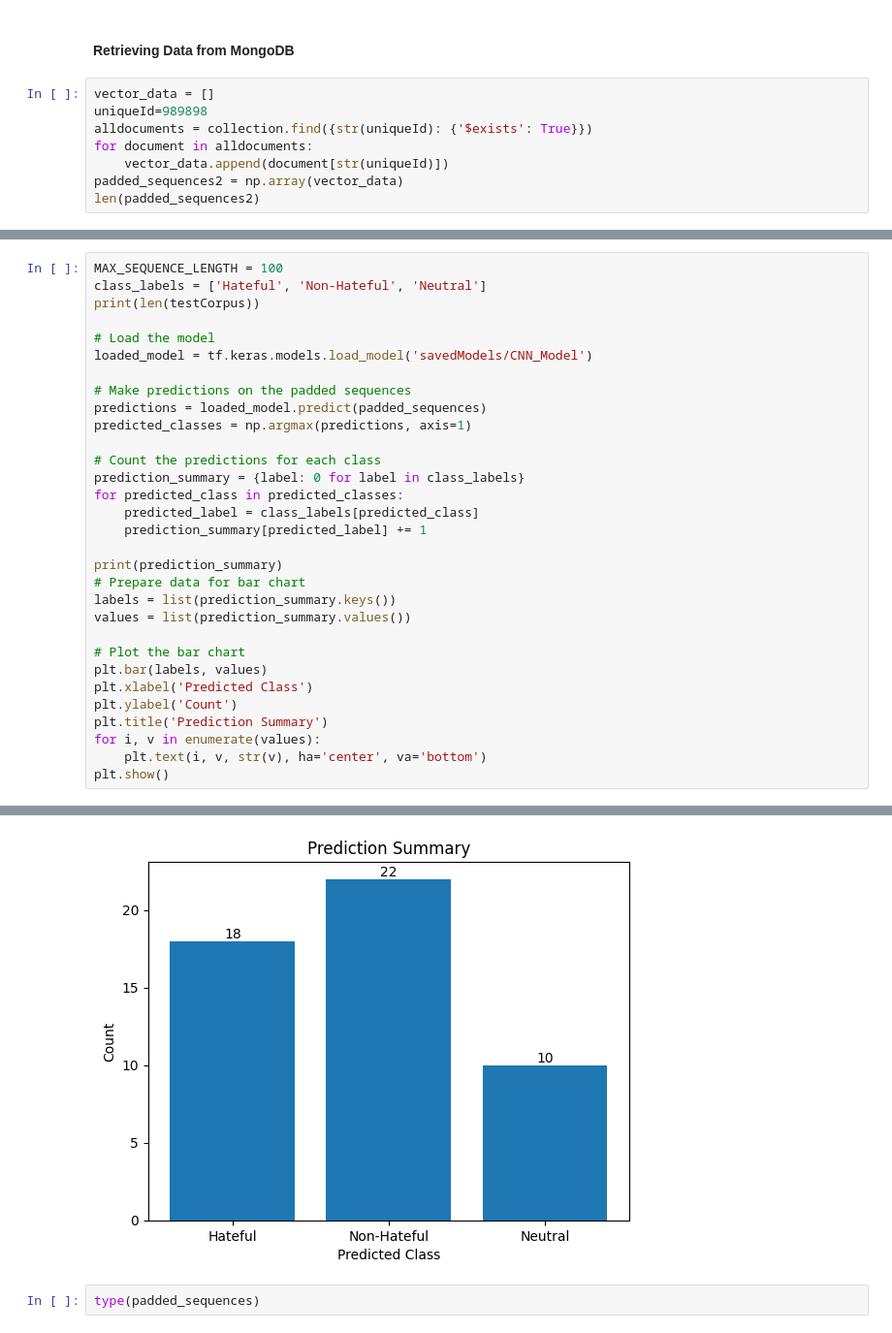
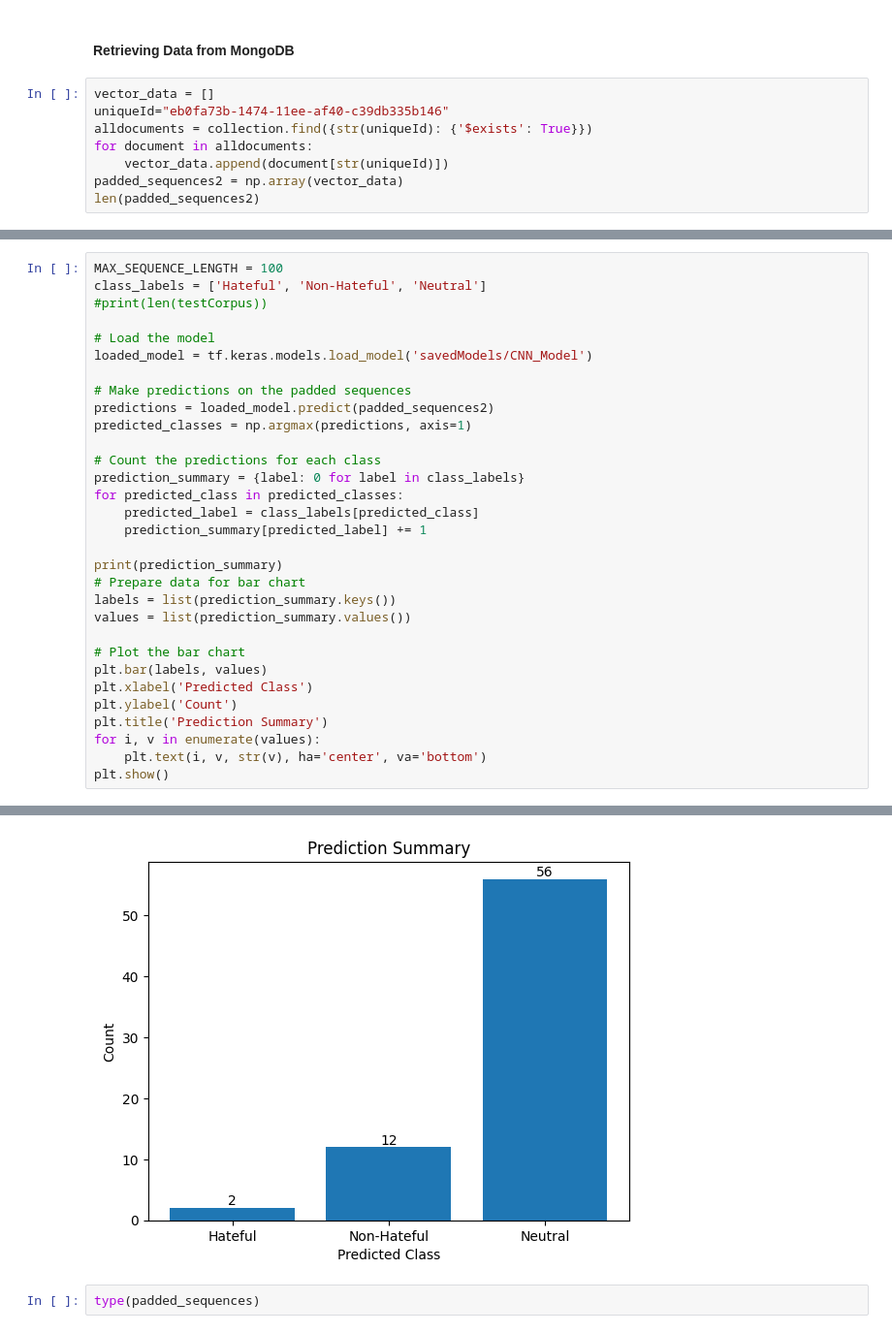
Before and after one commit to gksingh17/immigration-sentiment-analysis, a Jupyter notebook: nlp code/CNN.ipynb, the cells around one changed output, grey strips where cells are left out. Shown at 97% size. Drawn from its saved outputs; the diff is of its cells as text.

```diff
--- a/nlp code/CNN.ipynb
+++ b/nlp code/CNN.ipynb
@@ -392,7 +392,7 @@ collection.count_documents({})
 #### Retrieving Data from MongoDB
 # %%
 vector_data = []
-uniqueId=989898
+uniqueId="eb0fa73b-1474-11ee-af40-c39db335b146"
 alldocuments = collection.find({str(uniqueId): {'$exists': True}})
 for document in alldocuments:
     vector_data.append(document[str(uniqueId)])
@@ -403,13 +403,13 @@ len(padded_sequences2)
 # %%
 MAX_SEQUENCE_LENGTH = 100
 class_labels = ['Hateful', 'Non-Hateful', 'Neutral']
-print(len(testCorpus))
+#print(len(testCorpus))
 
 # Load the model
 loaded_model = tf.keras.models.load_model('savedModels/CNN_Model')
 
 # Make predictions on the padded sequences
-predictions = loaded_model.predict(padded_sequences)
+predictions = loaded_model.predict(padded_sequences2)
 predicted_classes = np.argmax(predictions, axis=1)
 
 # Count the predictions for each class
@@ -440,4 +437,4 @@ WARNING:tensorflow:5 out of the last 11 calls to <function Model.make_predict_fu
-[figure, old version]
+[figure, new version]
 # %%
 type(padded_sequences)
 # %% [output]
```
Also changed, not shown: parts of 8 cells of this notebook, 23 other files.
